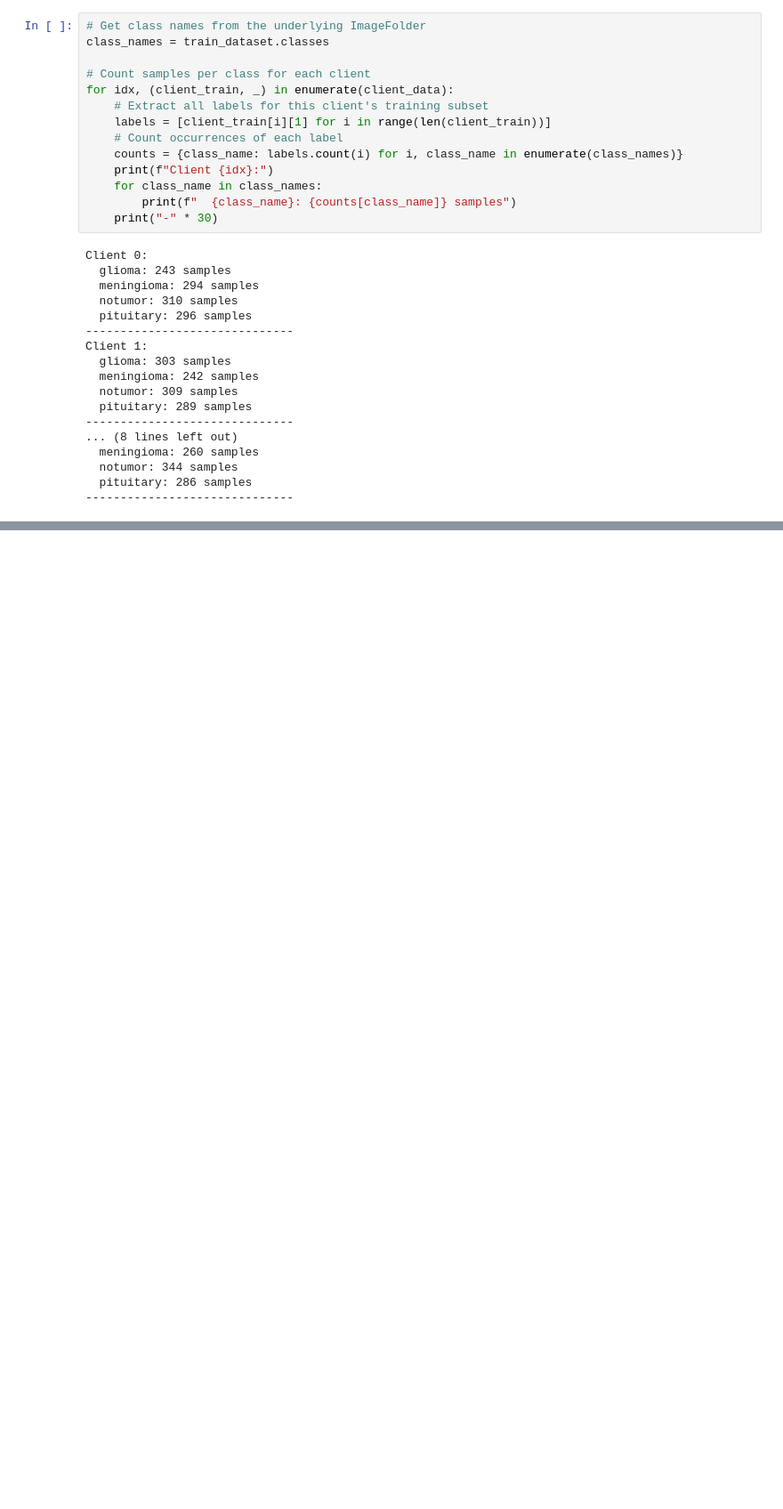
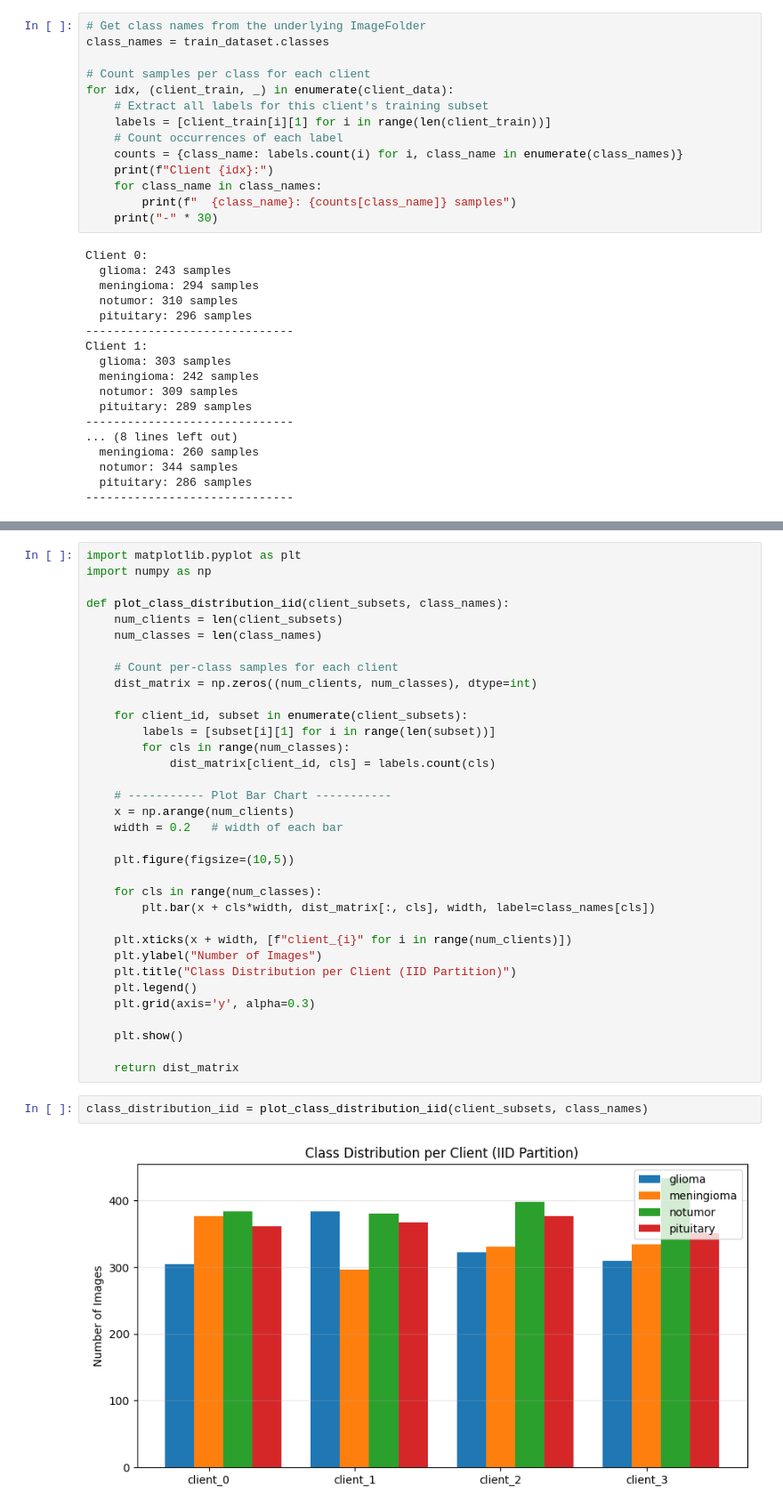
Before and after one commit to pamcast/KI_project, a Jupyter notebook: Jupyter-notebooks/federated_IID.ipynb, the cells around one changed output, grey strips where cells are left out. Shown: that part at 89% size. Saved outputs shown, nothing was run; the diff lists cells and outputs as text; blank space fills up the shorter version.

```diff
--- a/Jupyter-notebooks/federated_IID.ipynb
+++ b/Jupyter-notebooks/federated_IID.ipynb
@@ -106,0 +307,38 @@ Client 1:
+# %%
+import matplotlib.pyplot as plt
+import numpy as np
+
+def plot_class_distribution_iid(client_subsets, class_names):
+    num_clients = len(client_subsets)
+    num_classes = len(class_names)
+
+    # Count per-class samples for each client
+    dist_matrix = np.zeros((num_clients, num_classes), dtype=int)
+
+    for client_id, subset in enumerate(client_subsets):
+        labels = [subset[i][1] for i in range(len(subset))]
+        for cls in range(num_classes):
+            dist_matrix[client_id, cls] = labels.count(cls)
+
+    # ----------- Plot Bar Chart -----------
+    x = np.arange(num_clients)
+    width = 0.2   # width of each bar
+
+    plt.figure(figsize=(10,5))
+
+    for cls in range(num_classes):
+        plt.bar(x + cls*width, dist_matrix[:, cls], width, label=class_names[cls])
+
+    plt.xticks(x + width, [f"client_{i}" for i in range(num_clients)])
+    plt.ylabel("Number of Images")
+    plt.title("Class Distribution per Client (IID Partition)")
+    plt.legend()
+    plt.grid(axis='y', alpha=0.3)
+
+    plt.show()
+
+    return dist_matrix
+# %%
+class_distribution_iid = plot_class_distribution_iid(client_subsets, class_names)
+# %% [output]
+[figure, added]
```
Also changed, not shown: parts of 8 cells of this notebook.
